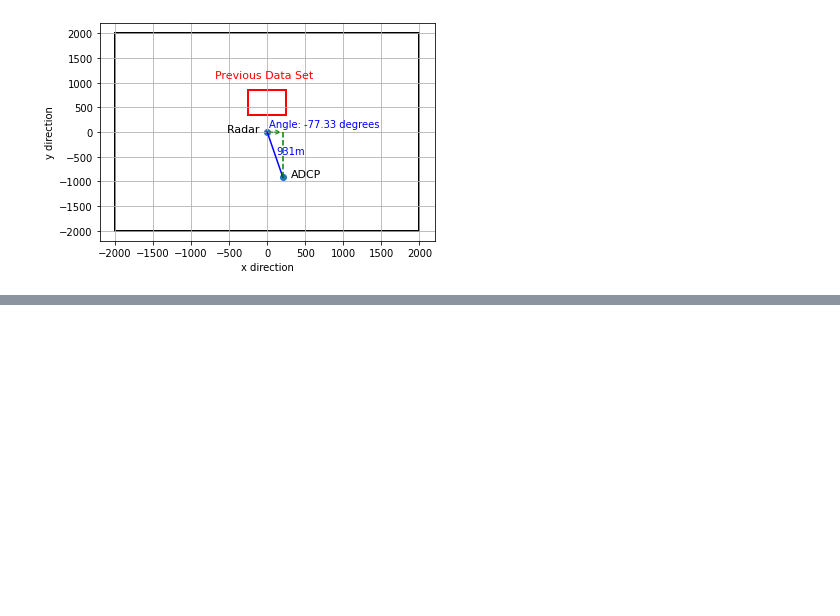
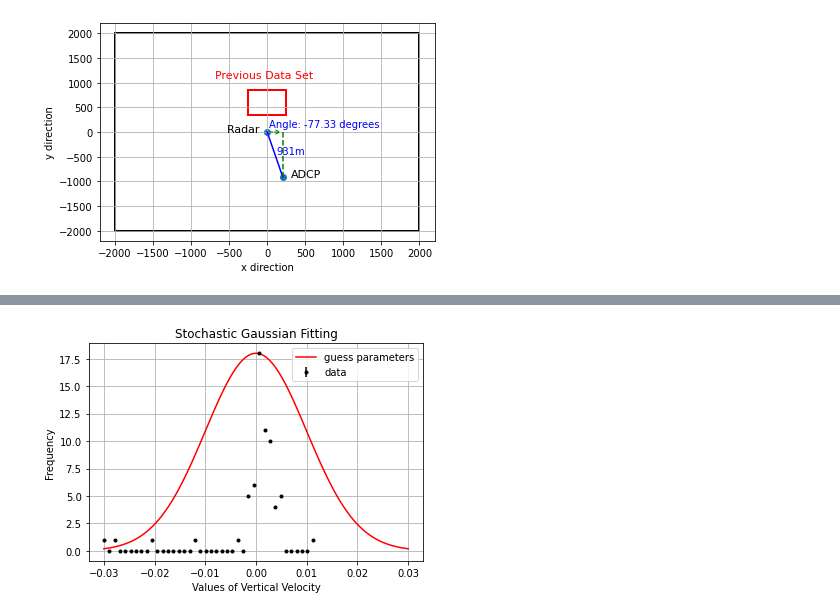
Before and after one commit to joeyanderson1/4th-Year-Thesis, a Jupyter notebook: ADCP Data.ipynb, the cells around one changed output, grey strips where cells are left out. Cells and saved outputs as stored; diff of their text form; code cells hidden in the pictures; blank space fills up the shorter version.

```diff
--- a/ADCP Data.ipynb
+++ b/ADCP Data.ipynb
@@ -372,0 +392,26 @@ plt.show()
+# %%
+range_avg_VU = np.linspace(min(vertical_vel_mean), max(vertical_vel_mean), 40)
+# Gives the average value of vertical velocity within each bin to help us fit a Gaussian Function to the data
+# %%
+def gaus(x,a,x0,sigma):
+    return a*np.exp(-(x-x0)**2/(2*sigma**2))
+# Defines the gaussian function with paramerters a, x0 and sigma
+# %%
+# plot the raw data
+plt.errorbar(range_avg_VU, amplitudes_VU, yerr=0, fmt=".", color = 'black', label = 'data')
+plt.grid(True)
+plt.xlabel('Values of Vertical Velocity')
+plt.ylabel('Frequency')
+
+
+# initial guess
+pars0 = (max(amplitudes_VU), 0,0.01)
+
+# overlay gaussian
+x = np.linspace(min(range_avg_VU), -min(range_avg_VU), 100)
+
+plt.plot(x, gaus(x,*pars0), color = 'red', label = 'guess parameters')
+plt.legend();
+plt.title("Stochastic Gaussian Fitting");
+# %% [output]
+[figure, added]
```
Also changed, not shown: parts of 26 cells of this notebook.
